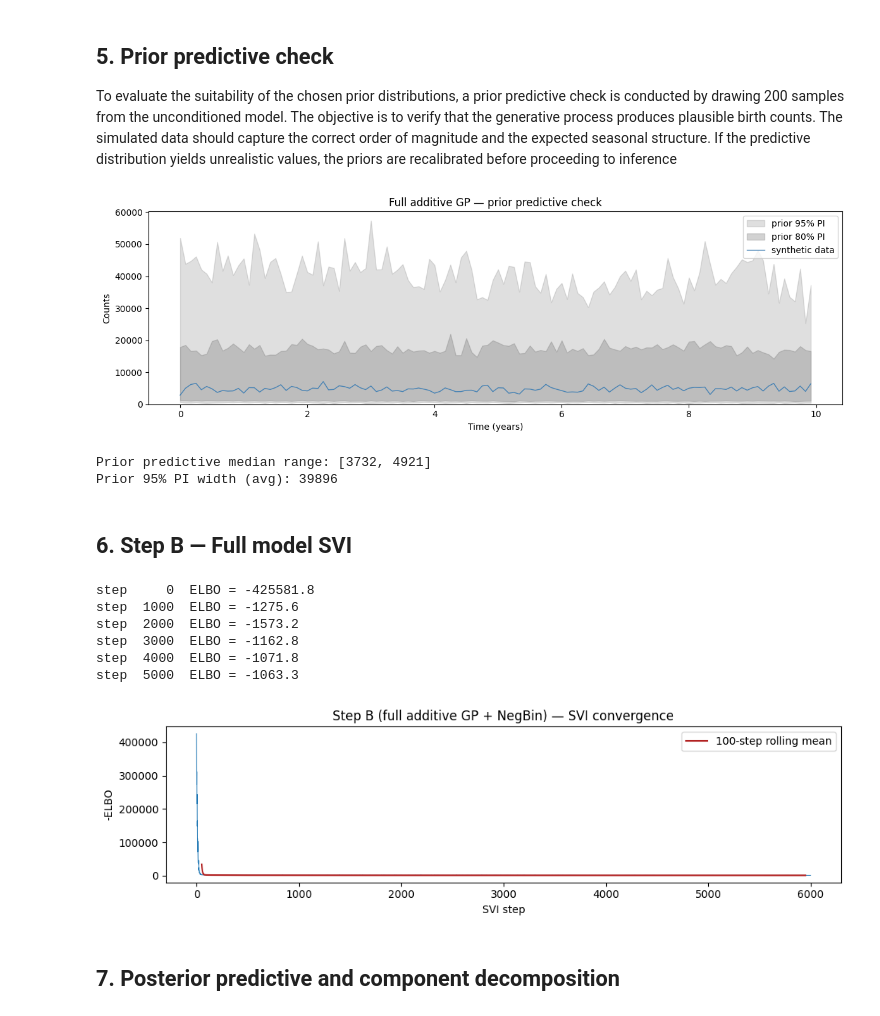
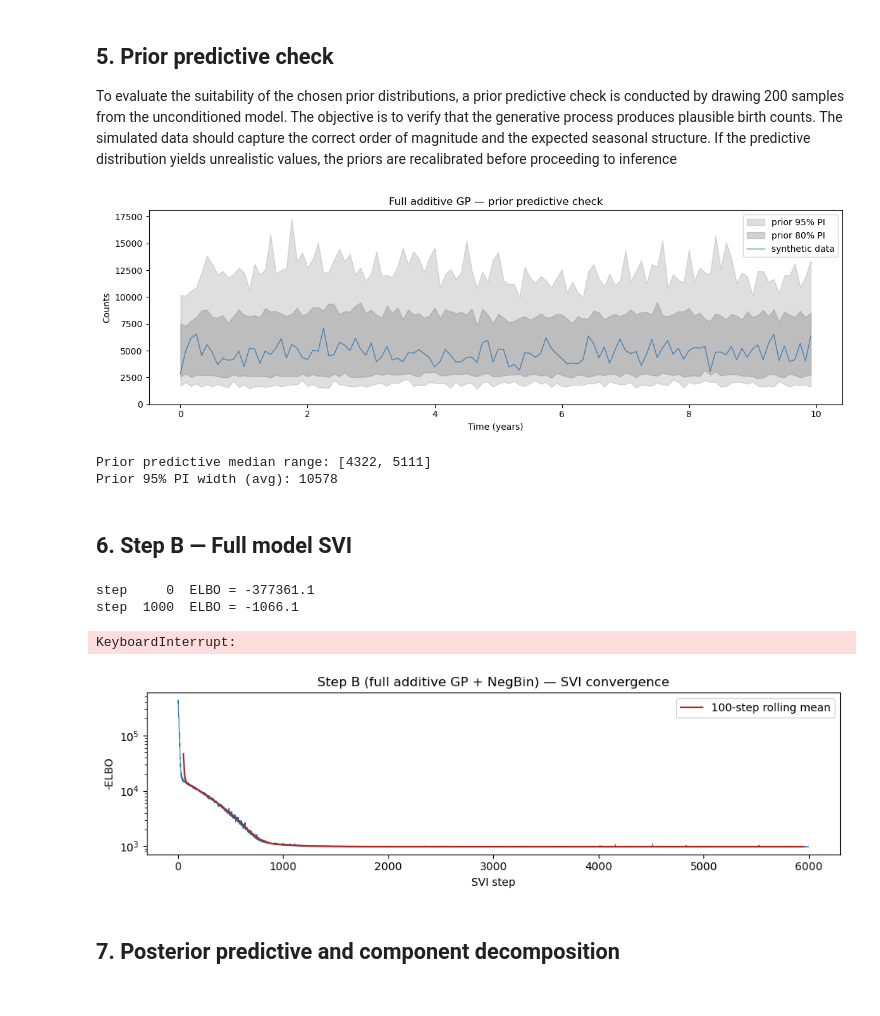
Before and after one commit to jacobfoss02/Banger-MBML, a Jupyter notebook: 02_synthetic_recovery.ipynb, the cells around one changed output. Cells and saved outputs as stored; diff of their text form; code cells hidden in the pictures.

```diff
--- a/02_synthetic_recovery.ipynb
+++ b/02_synthetic_recovery.ipynb
@@ -250,7 +254,7 @@ def additive_gp_model(t, y=None, log_mean=None):
 
     # --- hyperparameter priors ---
     ell_trend = pyro.sample("ell_trend", dist.InverseGamma(torch.tensor(6.0),  torch.tensor(30.0)))
-    sig_trend = pyro.sample("sig_trend", dist.HalfNormal(torch.tensor(0.3)))
+    sig_trend = pyro.sample("sig_trend", dist.HalfNormal(torch.tensor(0.30)))
 
     ell_p     = pyro.sample("ell_p",     dist.HalfNormal(torch.tensor(1.0)))
     ell_s     = pyro.sample("ell_s",     dist.InverseGamma(torch.tensor(6.0),  torch.tensor(60.0)))
@@ -259,7 +263,7 @@ def additive_gp_model(t, y=None, log_mean=None):
     ell_short = pyro.sample("ell_short", dist.InverseGamma(torch.tensor(3.0),  torch.tensor(0.5)))
     sig_short = pyro.sample("sig_short", dist.HalfNormal(torch.tensor(0.15)))
 
-    c         = pyro.sample("c",         dist.Normal(torch.tensor(float(log_mean)), torch.tensor(1.0)))
+    c         = pyro.sample("c",         dist.Normal(torch.tensor(float(log_mean)), torch.tensor(0.05)))
     alpha     = pyro.sample("alpha",     dist.Gamma(torch.tensor(2.0), torch.tensor(0.1)))
 
     # --- kernel matrices ---
@@ -300,7 +304,7 @@ Latent sites: ['ell_trend', 'sig_trend', 'ell_p', 'ell_s', 'sig_seas', 'ell_shor
 
 To evaluate the suitability of the chosen prior distributions, a prior predictive check is conducted by drawing 200 samples from the unconditioned model. The objective is to verify that the generative process produces plausible birth counts. The simulated data should capture the correct order of magnitude and the expected seasonal structure. If the predictive distribution yields unrealistic values, the priors are recalibrated before proceeding to inference
 # %%
-torch.manual_seed(7)
+torch.manual_seed(2026)
 prior_pred = Predictive(additive_gp_model, num_samples=200)(t_synth)
 prior_y = prior_pred["y"].float().numpy()  # (200, 120)
 
@@ -331,52 +335,73 @@ print(f"Prior predictive median range: "
       f"[{np.median(prior_y, axis=0).min():.0f}, {np.median(prior_y, axis=0).max():.0f}]")
 print(f"Prior 95% PI width (avg): {(np.percentile(prior_y, 97.5, axis=0) - np.percentile(prior_y, 2.5, axis=0)).mean():.0f}")
 # %% [output]
-[figure, old version]
+[figure, new version]
-Prior predictive median range: [3732, 4921]
-Prior 95% PI width (avg): 39896
+Prior predictive median range: [4322, 5111]
+Prior 95% PI width (avg): 10578
 # %% [markdown]
 ## 6. Step B — Full model SVI
+# %%
+
+pyro.clear_param_store()
+torch.manual_seed(2026)
+
+# BYTTET: Her bruker vi MultivariateNormal for å fange opp korrelasjon!
+guide_B = autoguide.AutoMultivariateNormal(additive_gp_model)
+
+svi_B   = SVI(
+    additive_gp_model, guide_B,
+    ClippedAdam({"lr": 0.01, "clip_norm": 10.0}),
+    loss=Trace_ELBO(),
+)
+
+N_STEPS_B = 6000
+losses_B  = []
+
+for step in range(N_STEPS_B):
+    loss = svi_B.step(t_synth, y_synth.float())
+    losses_B.append(loss)
+    if step % 1000 == 0:
+        print(f"step {step:5d}  ELBO = {-loss:.1f}")
 # %%
-pyro.clear_param_store()
-torch.manual_seed(42)
+# pyro.clear_param_store()
+# torch.manual_seed(2026)
 
-guide_B = autoguide.AutoNormal(additive_gp_model)
-svi_B   = SVI(
-    additive_gp_model, guide_B,
-    ClippedAdam({"lr": 0.01, "clip_norm": 10.0}),
-    loss=Trace_ELBO(),
-)
+# guide_B = autoguide.AutoNormal(additive_gp_model)
+# svi_B   = SVI(
+#     additive_gp_model, guide_B,
+#     ClippedAdam({"lr": 0.01, "clip_norm": 10.0}),
+#     loss=Trace_ELBO(),
+# )
 
-N_STEPS_B = 6000
-losses_B  = []
+# N_STEPS_B = 6000
+# losses_B  = []
 
-for step in range(N_STEPS_B):
-    loss = svi_B.step(t_synth, y_synth.float())
-    losses_B.append(loss)
-    if step % 1000 == 0:
-        print(f"step {step:5d}  ELBO = {-loss:.1f}")
+# for step in range(N_STEPS_B):
+#     loss = svi_B.step(t_synth, y_synth.float())
+#     losses_B.append(loss)
+#     if step % 1000 == 0:
+#         print(f"step {step:5d}  ELBO = {-loss:.1f}")
 # %% [output]
-step     0  ELBO = -425581.8
-step  1000  ELBO = -1275.6
-step  2000  ELBO = -1573.2
-step  3000  ELBO = -1162.8
-step  4000  ELBO = -1071.8
-step  5000  ELBO = -1063.3
+step     0  ELBO = -377361.1
+step  1000  ELBO = -1066.1
+KeyboardInterrupt:
 # %%
 fig, ax = plt.subplots(figsize=(10, 3))
 ax.plot(losses_B, lw=0.7)
 # Smooth with a rolling window
 smooth = pd.Series(losses_B).rolling(100, center=True).mean()
 ax.plot(smooth, lw=1.5, color="firebrick", label="100-step rolling mean")
 ax.set_xlabel("SVI step")
 ax.set_ylabel("-ELBO")
 ax.set_title("Step B (full additive GP + NegBin) — SVI convergence")
 ax.legend()
 plt.tight_layout()
 plt.savefig(PROJ / "02_stepB_loss.png", dpi=120, bbox_inches="tight")
+# Setting log scale for better visibility of convergence
+ax.set_yscale('log')
 plt.show()
 # %% [output]
-[figure, old version]
+[figure, new version]
 # %% [markdown]
 ## 7. Posterior predictive and component decomposition
 # %%
```
Also changed, not shown: parts of 8 cells of this notebook.
